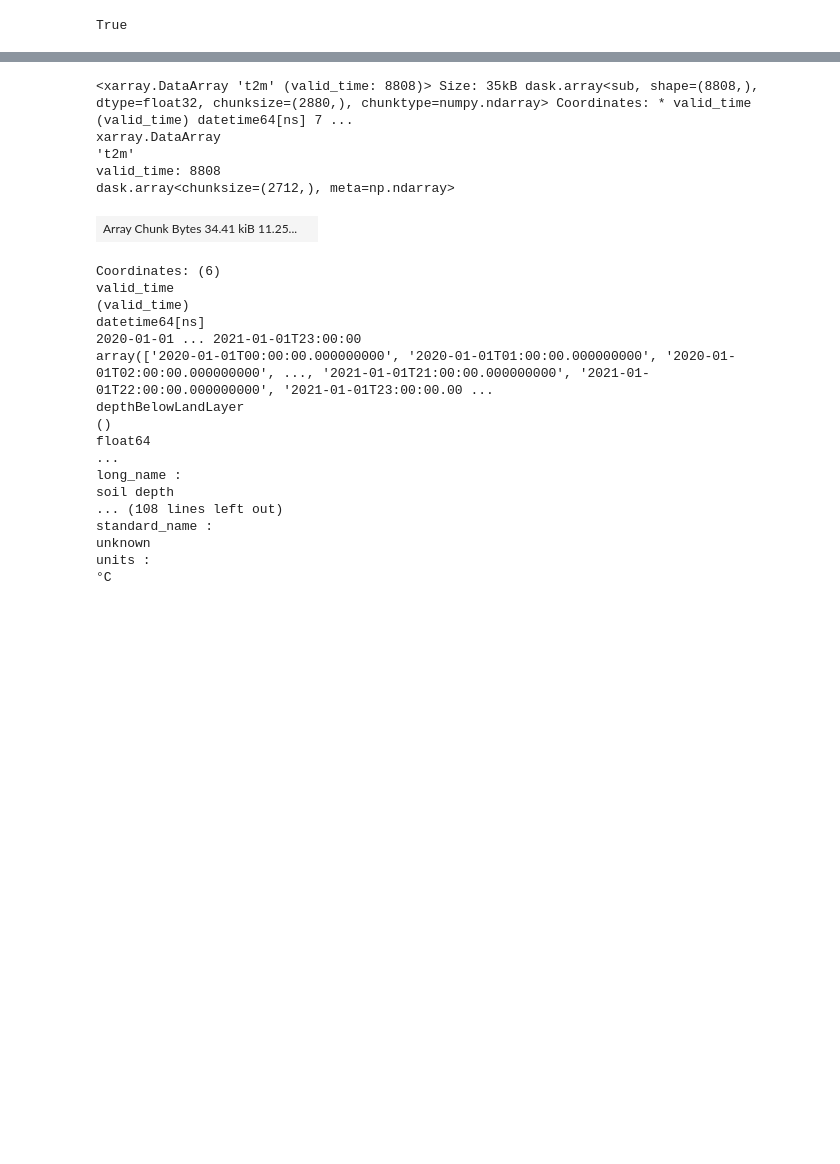
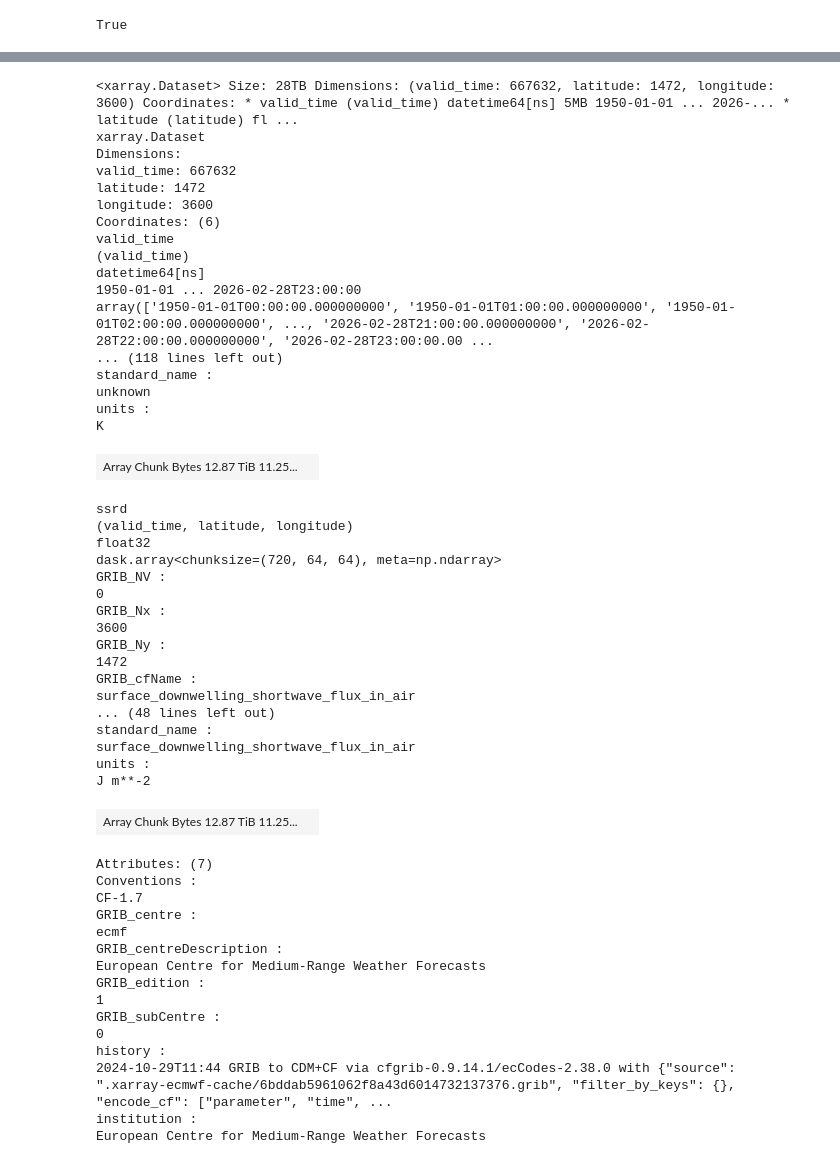
Before and after one commit to emanuel-gf/global-temp-anomaly---daily-max-nasa-esa-era5, a Jupyter notebook: daily_max_temp/explore_temp_and_time_distribution/retrieve_london_era5.ipynb, the cells around one changed output, grey strips where cells are left out. Saved outputs shown, nothing was run; the diff lists cells and outputs as text; code cells hidden in the pictures; blank space fills up the shorter version.

```diff
--- a/daily_max_temp/explore_temp_and_time_distribution/retrieve_london_era5.ipynb
+++ b/daily_max_temp/explore_temp_and_time_distribution/retrieve_london_era5.ipynb
@@ -81,3 +37,11 @@ ds_hourly = ds.sel(valid_time = slice("2020-01-01", "2021-01-01")).sel(latitude=
 ## convert CELCIUS
 t2m = ds_hourly.t2m.astype("float32") - 273.15
 t2m.attrs["units"] = "°C"
+# %%
+VARIABLES = ["t2m", "ssrd"]  # add d2m for dewpoint if needed
+
+ds_point = xr.open_dataset(
+        f"https://edh:{PAT}@data.earthdatahub.destine.eu/era5/reanalysis-era5-land-no-antartica-v0.zarr",
+        chunks={"valid_time": 24 * 30},   # chunk by ~1 month of hours
+        engine="zarr",
+    )[VARIABLES]
@@ -84,26 +68,54 @@ t2m.attrs["units"] = "°C"
 # %%
-t2m
+ds_point
 # %% [output]
-<xarray.DataArray 't2m' (valid_time: 8808)> Size: 35kB dask.array<sub, shape=(8808,), dtype=float32, chunksize=(2880,), chunktype=numpy.ndarray> Coordinates: * valid_time (valid_time) datetime64[ns] 7 ...
-xarray.DataArray
-'t2m'
-valid_time: 8808
-dask.array<chunksize=(2712,), meta=np.ndarray>
+<xarray.Dataset> Size: 28TB Dimensions: (valid_time: 667632, latitude: 1472, longitude: 3600) Coordinates: * valid_time (valid_time) datetime64[ns] 5MB 1950-01-01 ... 2026-... * latitude (latitude) fl ...
+xarray.Dataset
+Dimensions:
+valid_time: 667632
+latitude: 1472
+longitude: 3600
+Coordinates: (6)
+valid_time
+(valid_time)
+datetime64[ns]
+1950-01-01 ... 2026-02-28T23:00:00
+array(['1950-01-01T00:00:00.000000000', '1950-01-01T01:00:00.000000000', '1950-01-01T02:00:00.000000000', ..., '2026-02-28T21:00:00.000000000', '2026-02-28T22:00:00.000000000', '2026-02-28T23:00:00.00 ...
+... (118 lines left out)
+standard_name :
+unknown
+units :
+K
-| Array Chunk Bytes 34.41 kiB 11.25... |  |
+| Array Chunk Bytes 12.87 TiB 11.25... |  |
-Coordinates: (6)
-valid_time
-(valid_time)
-datetime64[ns]
-2020-01-01 ... 2021-01-01T23:00:00
-array(['2020-01-01T00:00:00.000000000', '2020-01-01T01:00:00.000000000', '2020-01-01T02:00:00.000000000', ..., '2021-01-01T21:00:00.000000000', '2021-01-01T22:00:00.000000000', '2021-01-01T23:00:00.00 ...
-depthBelowLandLayer
-()
-float64
-...
-long_name :
-soil depth
-... (108 lines left out)
+ssrd
+(valid_time, latitude, longitude)
+float32
+dask.array<chunksize=(720, 64, 64), meta=np.ndarray>
+GRIB_NV :
+0
+GRIB_Nx :
+3600
+GRIB_Ny :
+1472
+GRIB_cfName :
+surface_downwelling_shortwave_flux_in_air
+... (48 lines left out)
 standard_name :
-unknown
+surface_downwelling_shortwave_flux_in_air
 units :
-°C
+J m**-2
+| Array Chunk Bytes 12.87 TiB 11.25... |  |
+Attributes: (7)
+Conventions :
+CF-1.7
+GRIB_centre :
+ecmf
+GRIB_centreDescription :
+European Centre for Medium-Range Weather Forecasts
+GRIB_edition :
+1
+GRIB_subCentre :
+0
+history :
+2024-10-29T11:44 GRIB to CDM+CF via cfgrib-0.9.14.1/ecCodes-2.38.0 with {"source": ".xarray-ecmwf-cache/6bddab5961062f8a43d6014732137376.grib", "filter_by_keys": {}, "encode_cf": ["parameter", "time", ...
+institution :
+European Centre for Medium-Range Weather Forecasts
```
Also changed, not shown: parts of 42 cells of this notebook, 1 other file.
